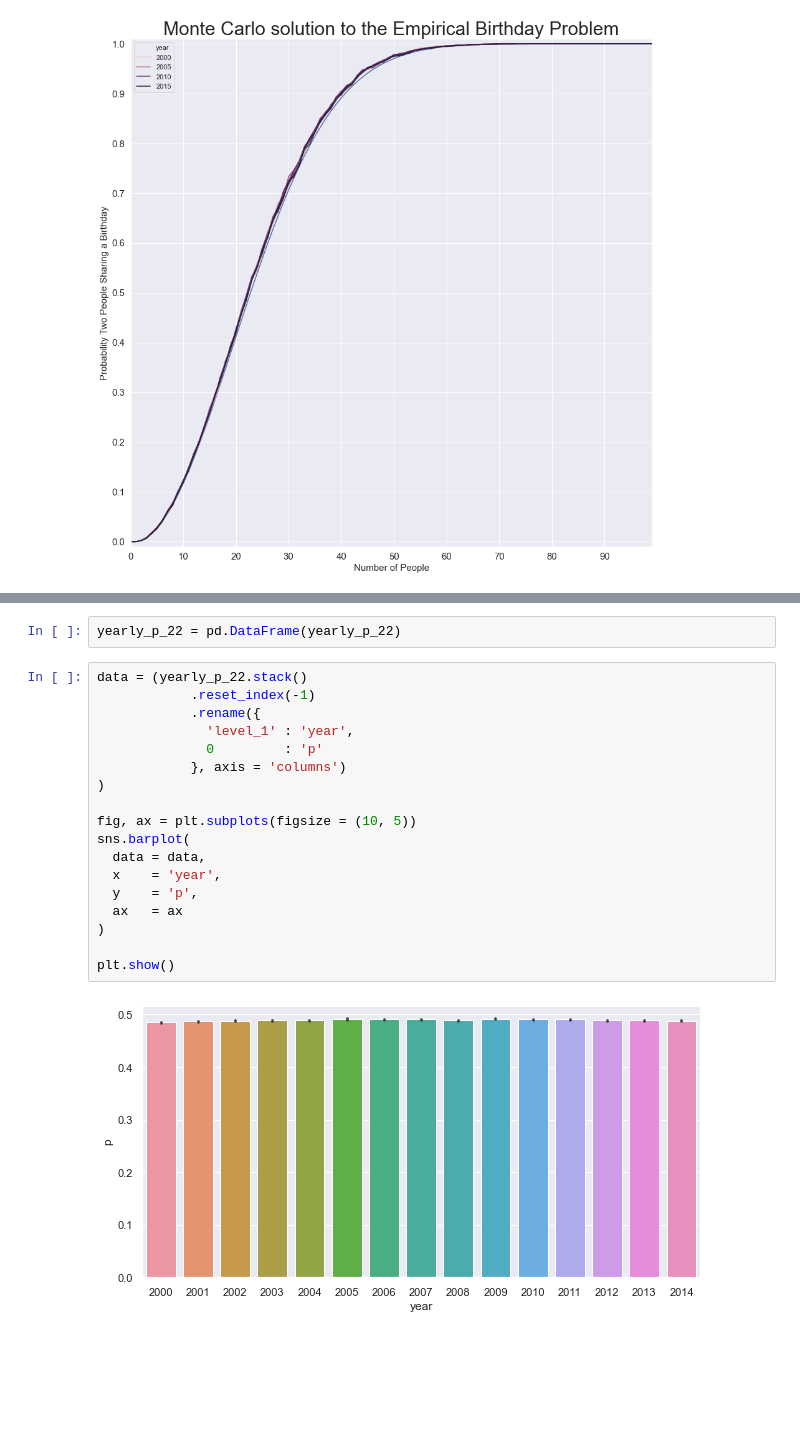
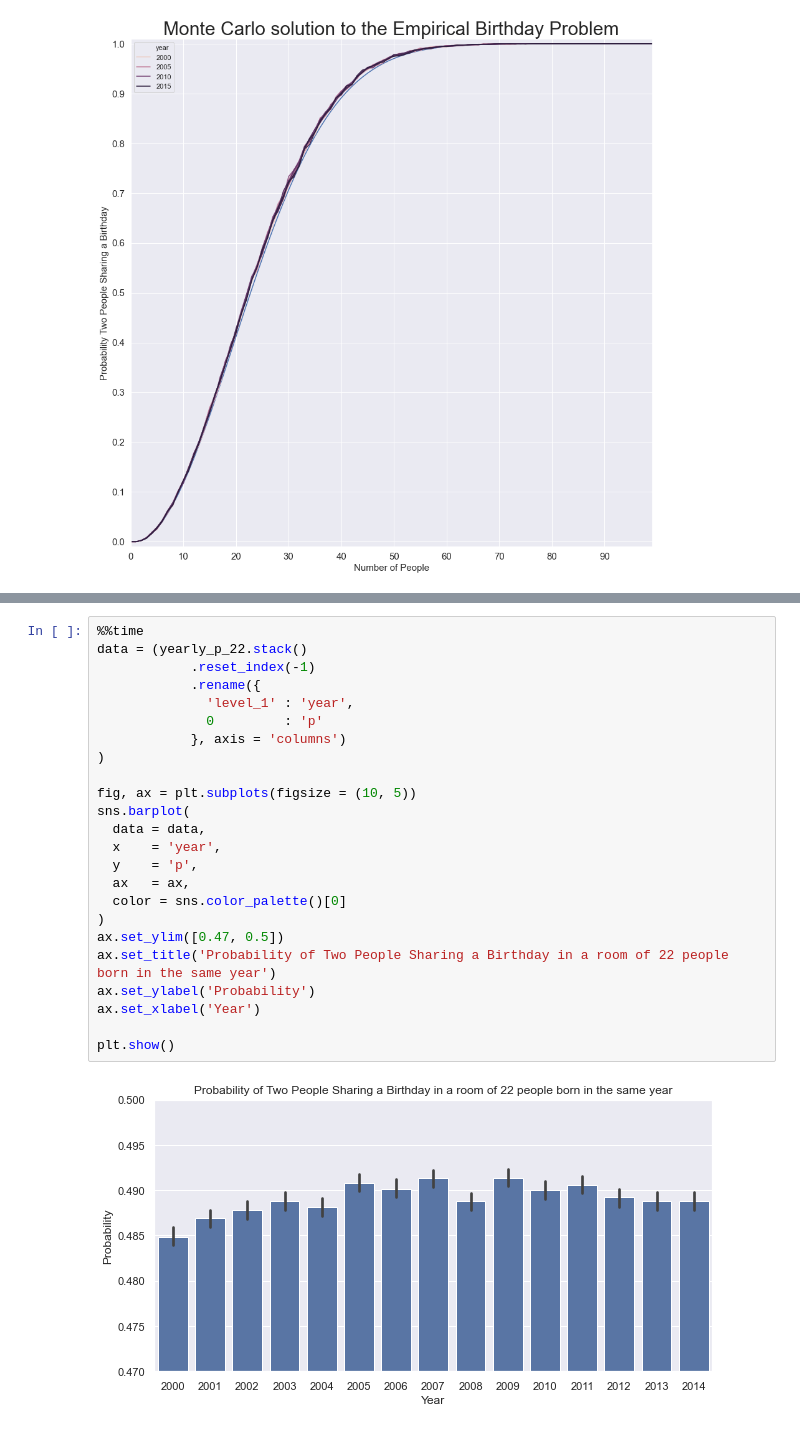
Before and after one commit to rcharan/birthdays, a Jupyter notebook: birthday_problem.ipynb, the cells around one changed output, grey strips where cells are left out. Cells and saved outputs as stored; diff of their text form; blank space fills up the shorter version.

Commit message:
finalize birthday problem calculations

```diff
--- a/birthday_problem.ipynb
+++ b/birthday_problem.ipynb
@@ -546,22 +550,26 @@ Wall time: 9min 51s
-# %%
-yearly_p_22 = pd.DataFrame(yearly_p_22)
 # %%
+%%time
 data = (yearly_p_22.stack()
             .reset_index(-1)
             .rename({
               'level_1' : 'year',
               0         : 'p'
             }, axis = 'columns')
 )
 
 fig, ax = plt.subplots(figsize = (10, 5))
 sns.barplot(
   data = data,
   x    = 'year',
   y    = 'p',
-  ax   = ax
+  ax   = ax,
+  color = sns.color_palette()[0]
 )
+ax.set_ylim([0.47, 0.5])
+ax.set_title('Probability of Two People Sharing a Birthday in a room of 22 people born in the same year')
+ax.set_ylabel('Probability')
+ax.set_xlabel('Year')
 
 plt.show()
 # %% [output]
-[figure, old version]
+[figure, new version]
```
Also changed, not shown: parts of 13 cells of this notebook, 4 other files.
